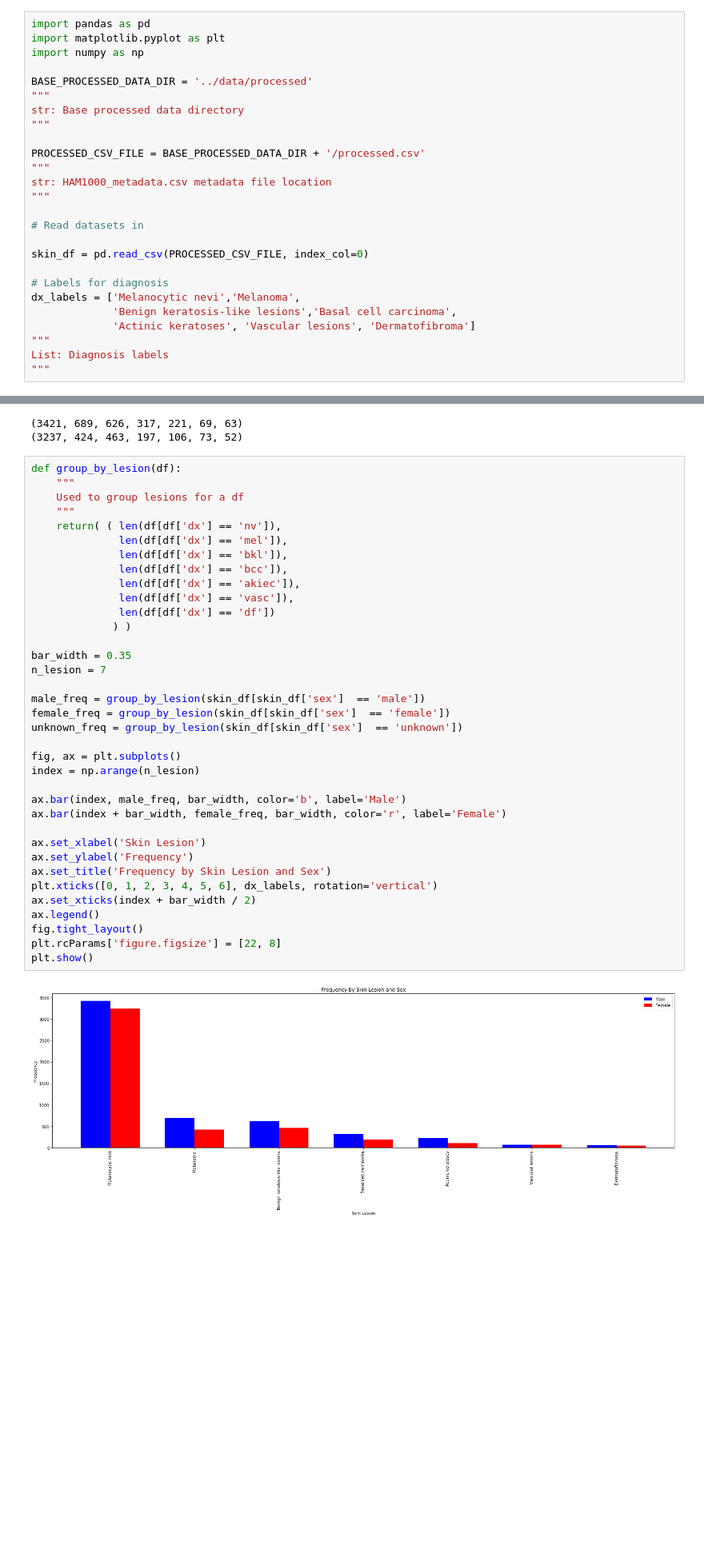
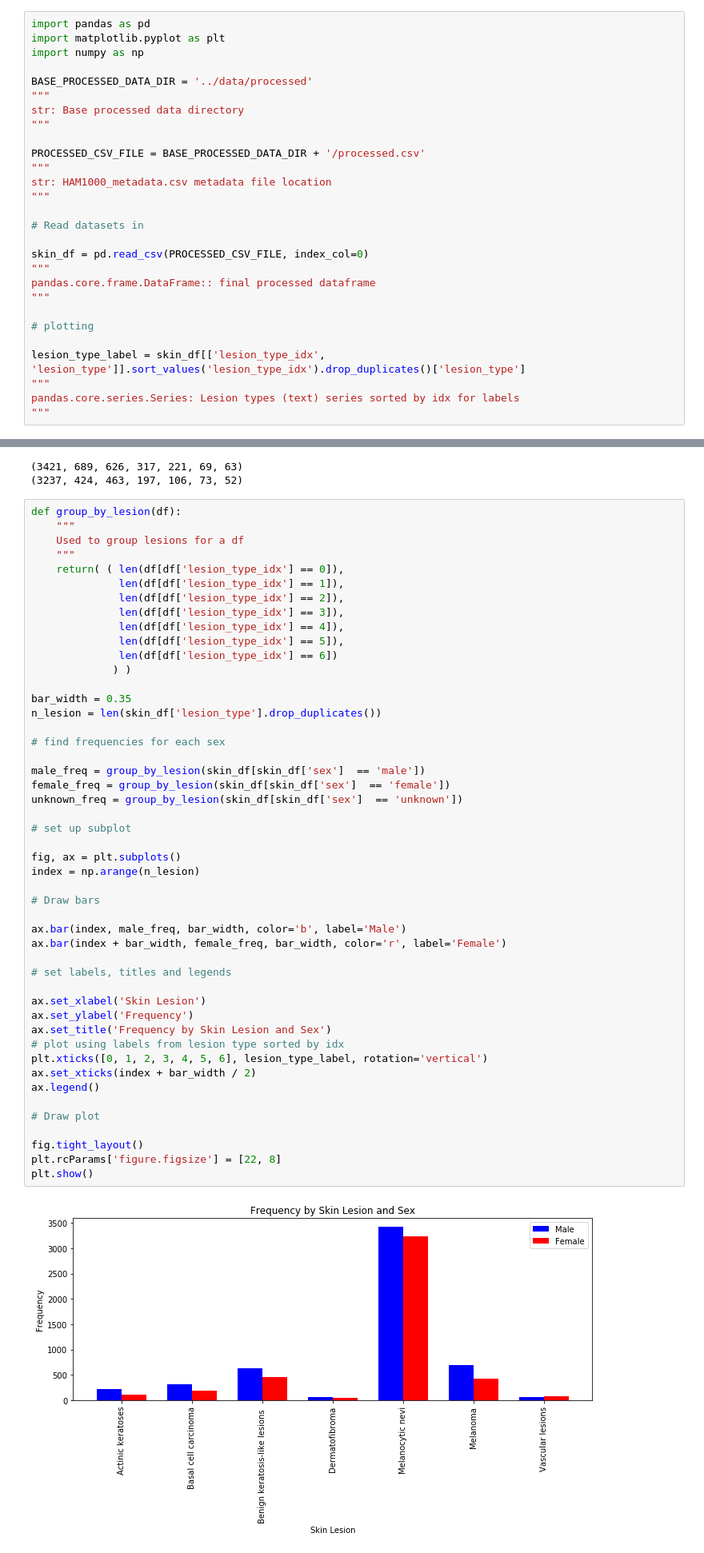
Before and after one commit to Castdeath97/skin-pigment-analysis, a Jupyter notebook: notebooks/data-understanding.ipynb, the cells around one changed output, grey strips where cells are left out. Shown at 80% size. Drawn from its saved outputs; the diff is of its cells as text; blank space fills up the shorter version.

```diff
--- a/notebooks/data-understanding.ipynb
+++ b/notebooks/data-understanding.ipynb
@@ -19,12 +19,14 @@ str: HAM1000_metadata.csv metadata file location
 # Read datasets in
 
 skin_df = pd.read_csv(PROCESSED_CSV_FILE, index_col=0)
+"""
+pandas.core.frame.DataFrame:: final processed dataframe
+"""
 
-# Labels for diagnosis
-dx_labels = ['Melanocytic nevi','Melanoma',
-             'Benign keratosis-like lesions','Basal cell carcinoma',
-             'Actinic keratoses', 'Vascular lesions', 'Dermatofibroma']
+# plotting
+
+lesion_type_label = skin_df[['lesion_type_idx', 'lesion_type']].sort_values('lesion_type_idx').drop_duplicates()['lesion_type']
 """
-List: Diagnosis labels
+pandas.core.series.Series: Lesion types (text) series sorted by idx for labels
 """
 # %% [output]
@@ -149,41 +156,53 @@ print(female_freq)
 # %%
 def group_by_lesion(df):
     """
     Used to group lesions for a df
     """
-    return( ( len(df[df['dx'] == 'nv']),
-              len(df[df['dx'] == 'mel']),
-              len(df[df['dx'] == 'bkl']),
-              len(df[df['dx'] == 'bcc']),
-              len(df[df['dx'] == 'akiec']),
-              len(df[df['dx'] == 'vasc']),
-              len(df[df['dx'] == 'df'])
+    return( ( len(df[df['lesion_type_idx'] == 0]),
+              len(df[df['lesion_type_idx'] == 1]),
+              len(df[df['lesion_type_idx'] == 2]),
+              len(df[df['lesion_type_idx'] == 3]),
+              len(df[df['lesion_type_idx'] == 4]),
+              len(df[df['lesion_type_idx'] == 5]),
+              len(df[df['lesion_type_idx'] == 6])
              ) )
 
 bar_width = 0.35
-n_lesion = 7
+n_lesion = len(skin_df['lesion_type'].drop_duplicates())
+
+# find frequencies for each sex
 
 male_freq = group_by_lesion(skin_df[skin_df['sex']  == 'male'])
 female_freq = group_by_lesion(skin_df[skin_df['sex']  == 'female'])
 unknown_freq = group_by_lesion(skin_df[skin_df['sex']  == 'unknown'])
 
+# set up subplot
+
 fig, ax = plt.subplots()
 index = np.arange(n_lesion)
+
+# Draw bars
 
 ax.bar(index, male_freq, bar_width, color='b', label='Male')
 ax.bar(index + bar_width, female_freq, bar_width, color='r', label='Female')
 
+# set labels, titles and legends
+
 ax.set_xlabel('Skin Lesion')
 ax.set_ylabel('Frequency')
 ax.set_title('Frequency by Skin Lesion and Sex')
-plt.xticks([0, 1, 2, 3, 4, 5, 6], dx_labels, rotation='vertical')
+# plot using labels from lesion type sorted by idx
+plt.xticks([0, 1, 2, 3, 4, 5, 6], lesion_type_label, rotation='vertical')
 ax.set_xticks(index + bar_width / 2)
 ax.legend()
+
+# Draw plot
+
 fig.tight_layout()
 plt.rcParams['figure.figsize'] = [22, 8]
 plt.show()
 # %% [output]
-[figure, old version]
+[figure, new version]
 # %% [markdown]
 Since as previously stated unknown accounted a very small proportion of the sex labels and because it is by default "unknown", it is not plotted. However, there still is not much that can be drawn from here, since as previously stated the number of males in the pool is noticeably higher which is shown here in most lesion types. Hence, males seem to be more likely to encounter lesions according to this sample.
 # %% [markdown]
```
Also changed, not shown: parts of 8 cells of this notebook, 4 other files.
